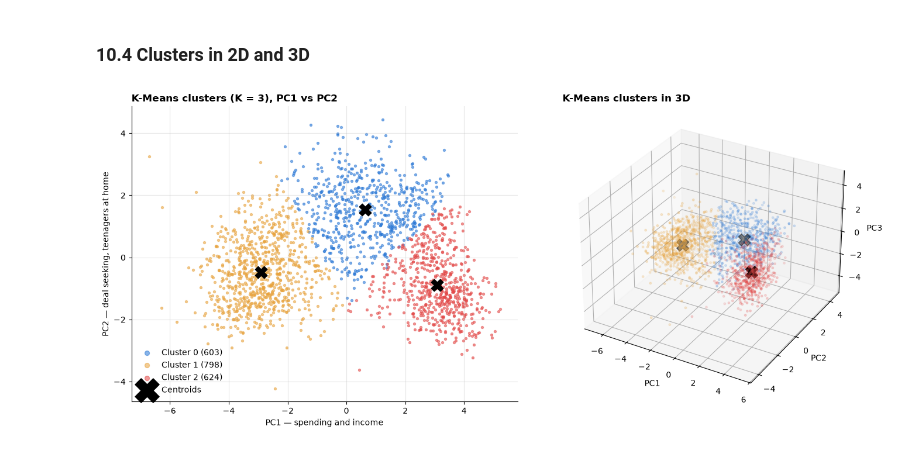
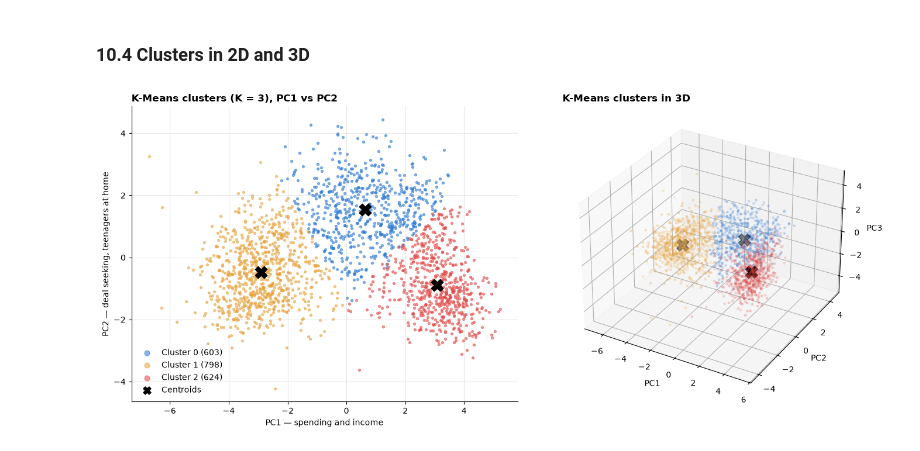
Before and after one commit to nadiagul01/customer-segmentation, a Jupyter notebook: notebooks/customer_segmentation.ipynb, the cells around one changed output. Drawn from its saved outputs; the diff is of its cells as text; code cells hidden in the pictures.

```diff
--- a/notebooks/customer_segmentation.ipynb
+++ b/notebooks/customer_segmentation.ipynb
@@ -851,29 +851,32 @@ Agreement with clustering in the 15-component space (ARI): 0.965
 # %%
 CLUSTER_COLORS = ["#2a78d6", "#e8a33d", "#e34948", "#1baf7a", "#8b5cf6",
                   "#6b7280", "#0ea5e9", "#d946ef", "#84cc16", "#f97316"]
 centroids = kmeans.cluster_centers_
 
 fig = plt.figure(figsize=(14, 6))
 ax2d = fig.add_subplot(1, 2, 1)
 ax3d = fig.add_subplot(1, 2, 2, projection="3d")
 for c in range(FINAL_K):
     pts = X_pca3[df["Cluster"].to_numpy() == c]
     ax2d.scatter(pts["PC1"], pts["PC2"], s=8, alpha=0.55, color=CLUSTER_COLORS[c],
                  label=f"Cluster {c} ({len(pts):,})")
     ax3d.scatter(pts["PC1"], pts["PC2"], pts["PC3"], s=6, alpha=0.5, color=CLUSTER_COLORS[c])
 ax2d.scatter(centroids[:, 0], centroids[:, 1], s=220, marker="X", color="black", label="Centroids")
 ax3d.scatter(centroids[:, 0], centroids[:, 1], centroids[:, 2], s=220, marker="X", color="black")
 
 ax2d.set_xlabel("PC1 — spending and income")
 ax2d.set_ylabel("PC2 — deal seeking, teenagers at home")
 ax2d.set_title(f"K-Means clusters (K = {FINAL_K}), PC1 vs PC2", loc="left", fontweight="bold")
-ax2d.legend(frameon=False, markerscale=2)
+legend = ax2d.legend(frameon=False)
+for handle in legend.legend_handles[:-1]:
+    handle.set_sizes([40])
+legend.legend_handles[-1].set_sizes([90])
 ax3d.set_xlabel("PC1")
 ax3d.set_ylabel("PC2")
 ax3d.set_zlabel("PC3")
 ax3d.set_title("K-Means clusters in 3D", loc="left", fontweight="bold")
 fig.tight_layout()
 fig.savefig(FIG_DIR / "07_clusters_2d_3d.png", dpi=150)
 plt.show()
 # %% [output]
-[figure, old version]
+[figure, new version]
```
Also changed, not shown: parts of 12 cells of this notebook.
